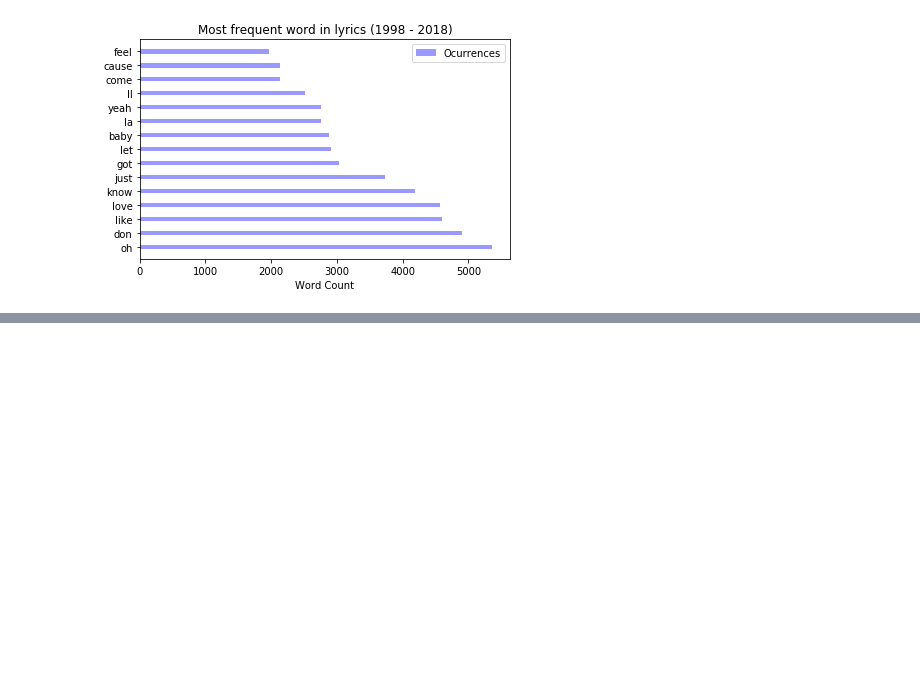
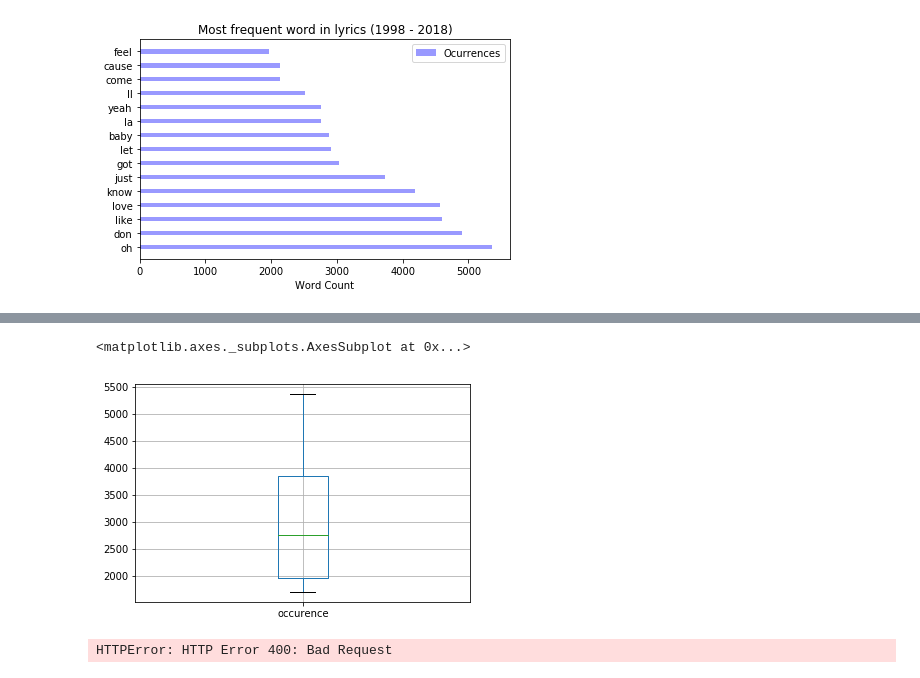
Before and after one commit to widmerin/LyricsAnalyzer, a Jupyter notebook: nbStep2.ipynb, the cells around one changed output, grey strips where cells are left out. Drawn from its saved outputs; the diff is of its cells as text; code cells hidden in the pictures; blank space fills up the shorter version.

```diff
--- a/nbStep2.ipynb
+++ b/nbStep2.ipynb
@@ -64,0 +104,5 @@ plotTopWords(common_words,title) ## Plot most common words
+# %%
+## Get top 20 words
+top20_words = pd.DataFrame(get_top_n_words(data.lyrics, 20), columns=['word', 'occurence'])
+print("top20_words:")
+top20_words.describe()
@@ -64,0 +120,12 @@ plotTopWords(common_words,title) ## Plot most common words
+# %%
+top20_words.boxplot()
+# %% [output]
+<matplotlib.axes._subplots.AxesSubplot at 0x...>
+[figure, added]
+# %%
+import seaborn as sns
+sns.set(style="whitegrid")
+tips = sns.load_dataset(top20_words)
+ax = sns.violinplot(x=tips["occurence"])
+# %% [output]
+HTTPError: HTTP Error 400: Bad Request
```
Also changed, not shown: parts of 5 cells of this notebook.
